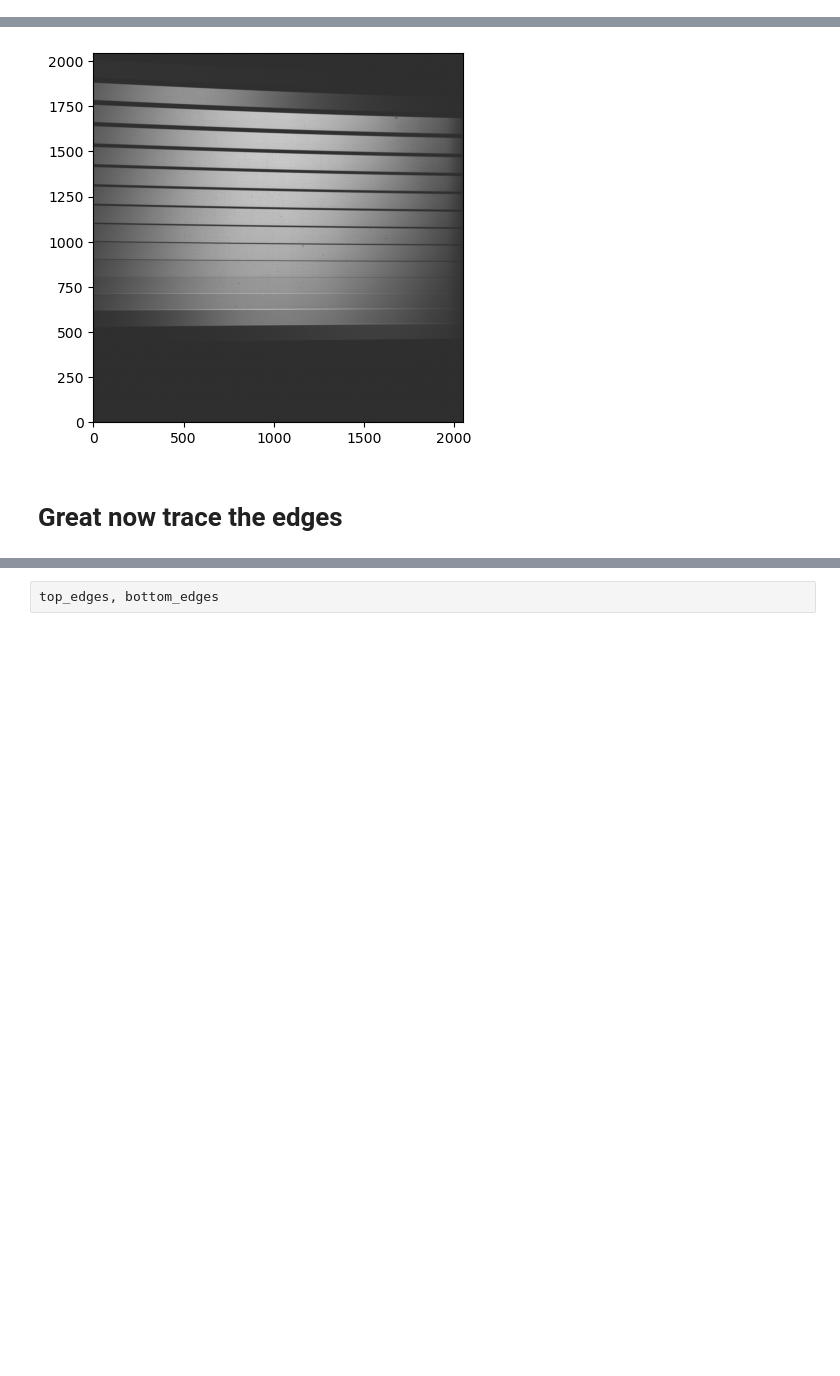
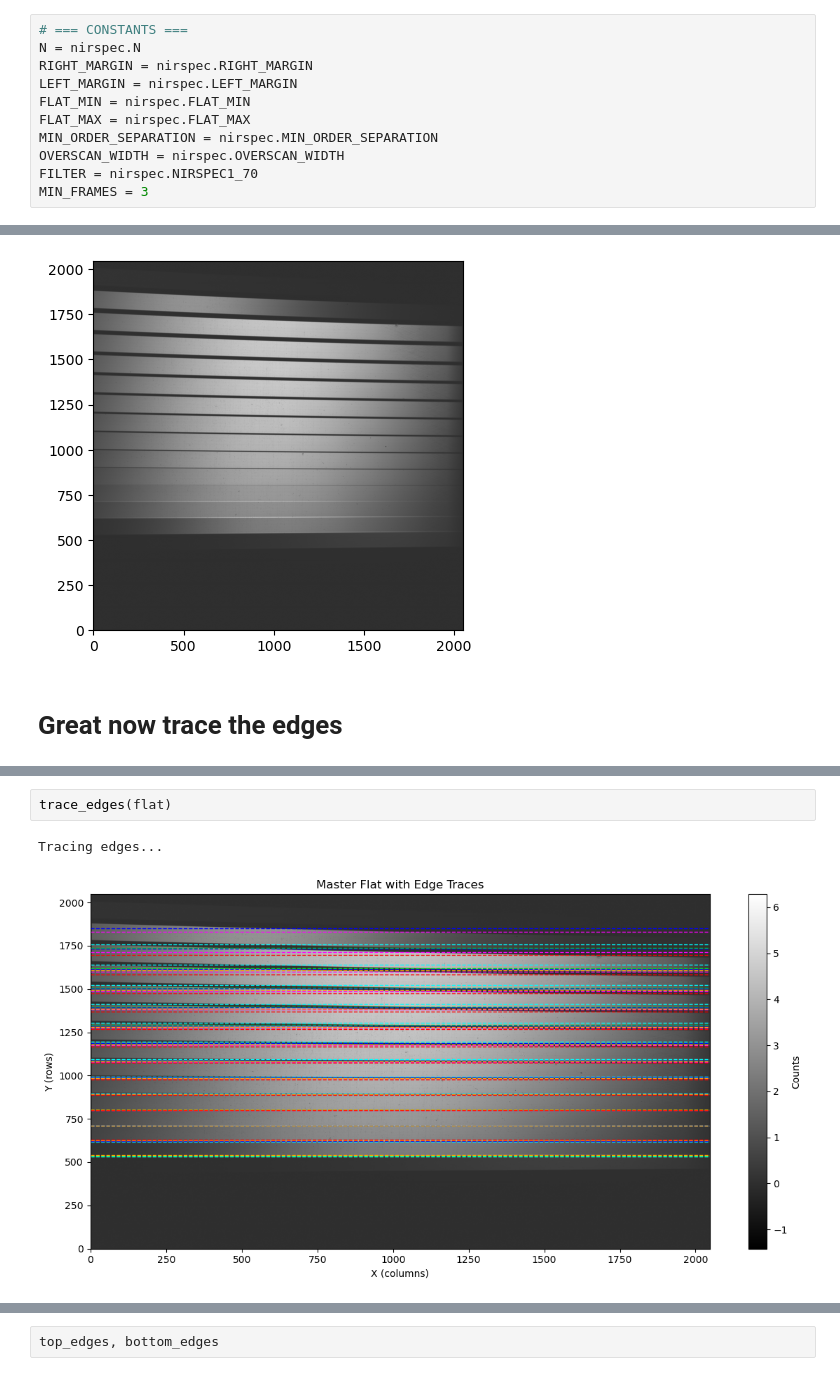
Before and after one commit to chase-urasaki/KAHE-pipeline, a Jupyter notebook: src/kahe/calibration/fix_flat.ipynb, the cells around one changed output, grey strips where cells are left out. Drawn from its saved outputs; the diff is of its cells as text; blank space fills up the shorter version.

Commit message:
fix flat curvature

```diff
--- a/src/kahe/calibration/fix_flat.ipynb
+++ b/src/kahe/calibration/fix_flat.ipynb
@@ -22,4 +23,15 @@ from kahe.calibration.make_flat import combine_flats, trace_edges, fit_and_divid
 from kahe.instruments import nirspec
+# %%
+# === CONSTANTS ===
+N = nirspec.N
+RIGHT_MARGIN = nirspec.RIGHT_MARGIN
+LEFT_MARGIN = nirspec.LEFT_MARGIN
+FLAT_MIN = nirspec.FLAT_MIN
+FLAT_MAX = nirspec.FLAT_MAX
+MIN_ORDER_SEPARATION = nirspec.MIN_ORDER_SEPARATION
+OVERSCAN_WIDTH = nirspec.OVERSCAN_WIDTH
+FILTER = nirspec.NIRSPEC1_70
+MIN_FRAMES = 3
 # %%
 # Set the datta directory
 flats_dir = "../../../KOI7368_260704/raw/flats"
@@ -67,3 +275,8 @@ plt.imshow(flat, cmap='gray', origin='lower')
+# %%
+trace_edges(flat)
+# %% [output]
+Tracing edges...
+[figure, added]
 # %%
 top_edges, bottom_edges = trace_edges(flat,
                                       FILTER=None,
```
Also changed, not shown: parts of 4 cells of this notebook.
